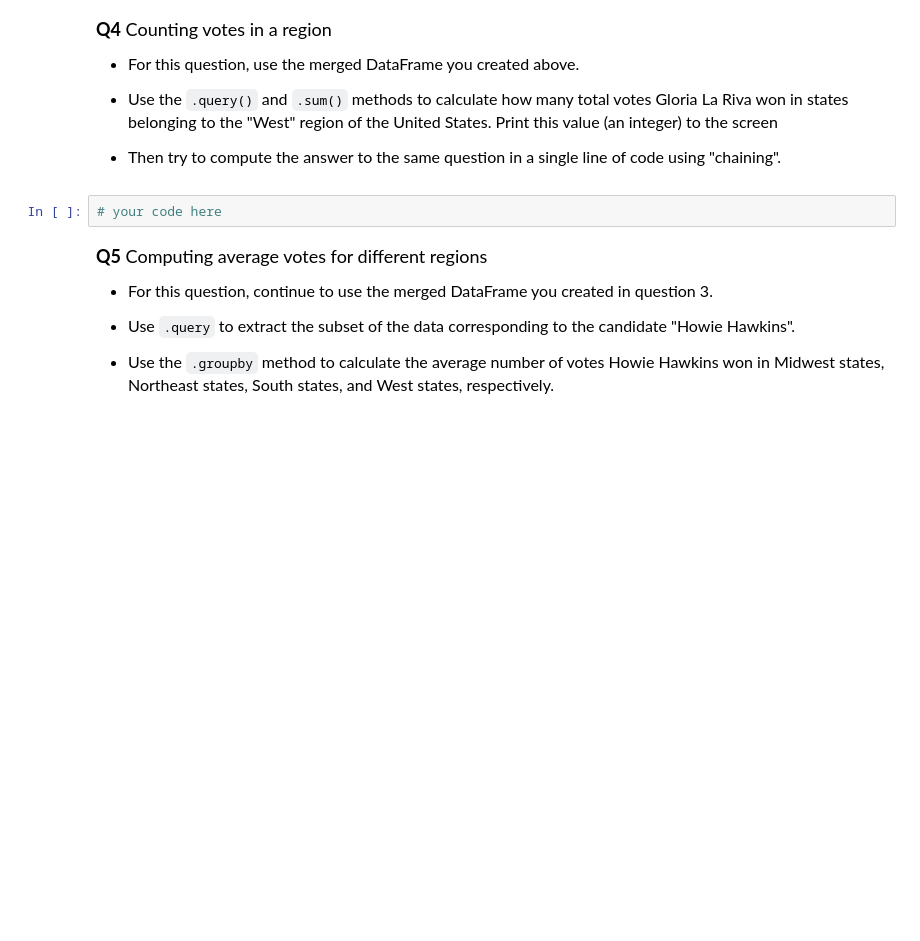
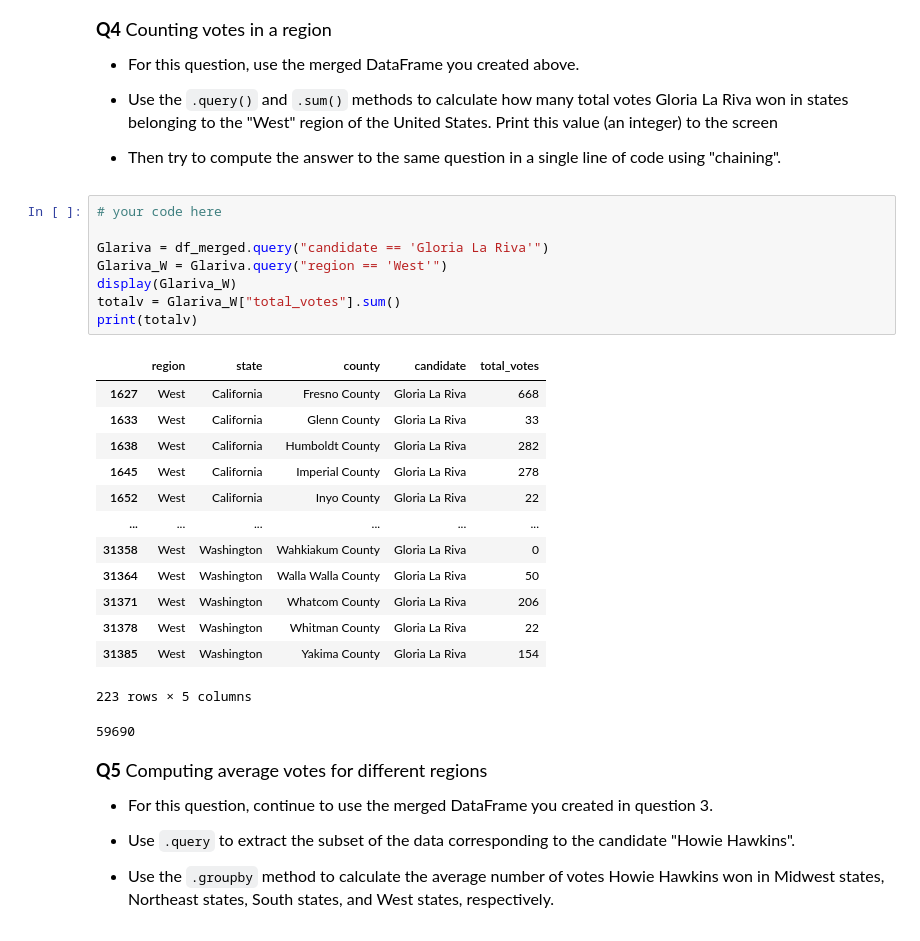
Before and after one commit to eperez-25/datasci151spring2026, a Jupyter notebook: _quizzes/practice_quiz_4/practice_quiz_4.ipynb, the cells around one changed output. Drawn from its saved outputs; the diff is of its cells as text; blank space fills up the shorter version.

```diff
--- a/_quizzes/practice_quiz_4/practice_quiz_4.ipynb
+++ b/_quizzes/practice_quiz_4/practice_quiz_4.ipynb
@@ -198,6 +187,27 @@ display(df_merged)
 - Then try to compute the answer to the same question in a single line of code using "chaining".
 # %%
 # your code here
+
+Glariva = df_merged.query("candidate == 'Gloria La Riva'")
+Glariva_W = Glariva.query("region == 'West'")
+display(Glariva_W)
+totalv = Glariva_W["total_votes"].sum()
+print(totalv)
+# %% [output]
+|  | region | state | county | candidate | total_votes |
+| 1627 | West | California | Fresno County | Gloria La Riva | 668 |
+| 1633 | West | California | Glenn County | Gloria La Riva | 33 |
+| 1638 | West | California | Humboldt County | Gloria La Riva | 282 |
+| 1645 | West | California | Imperial County | Gloria La Riva | 278 |
+| 1652 | West | California | Inyo County | Gloria La Riva | 22 |
+| ... | ... | ... | ... | ... | ... |
+| 31358 | West | Washington | Wahkiakum County | Gloria La Riva | 0 |
+| 31364 | West | Washington | Walla Walla County | Gloria La Riva | 50 |
+| 31371 | West | Washington | Whatcom County | Gloria La Riva | 206 |
+| 31378 | West | Washington | Whitman County | Gloria La Riva | 22 |
+| 31385 | West | Washington | Yakima County | Gloria La Riva | 154 |
+223 rows × 5 columns
+59690
 # %% [markdown]
 <font size = "4">
 
```
Also changed, not shown: parts of 5 cells of this notebook.
